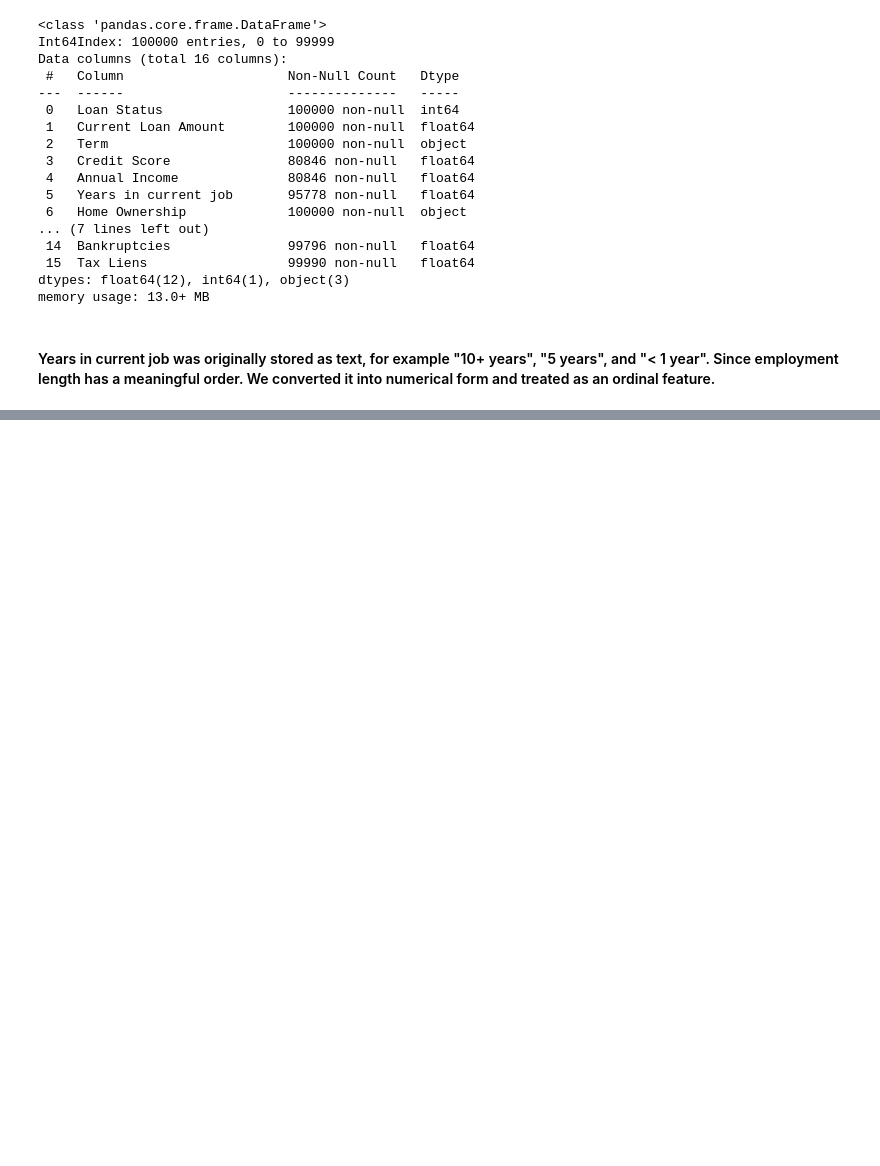
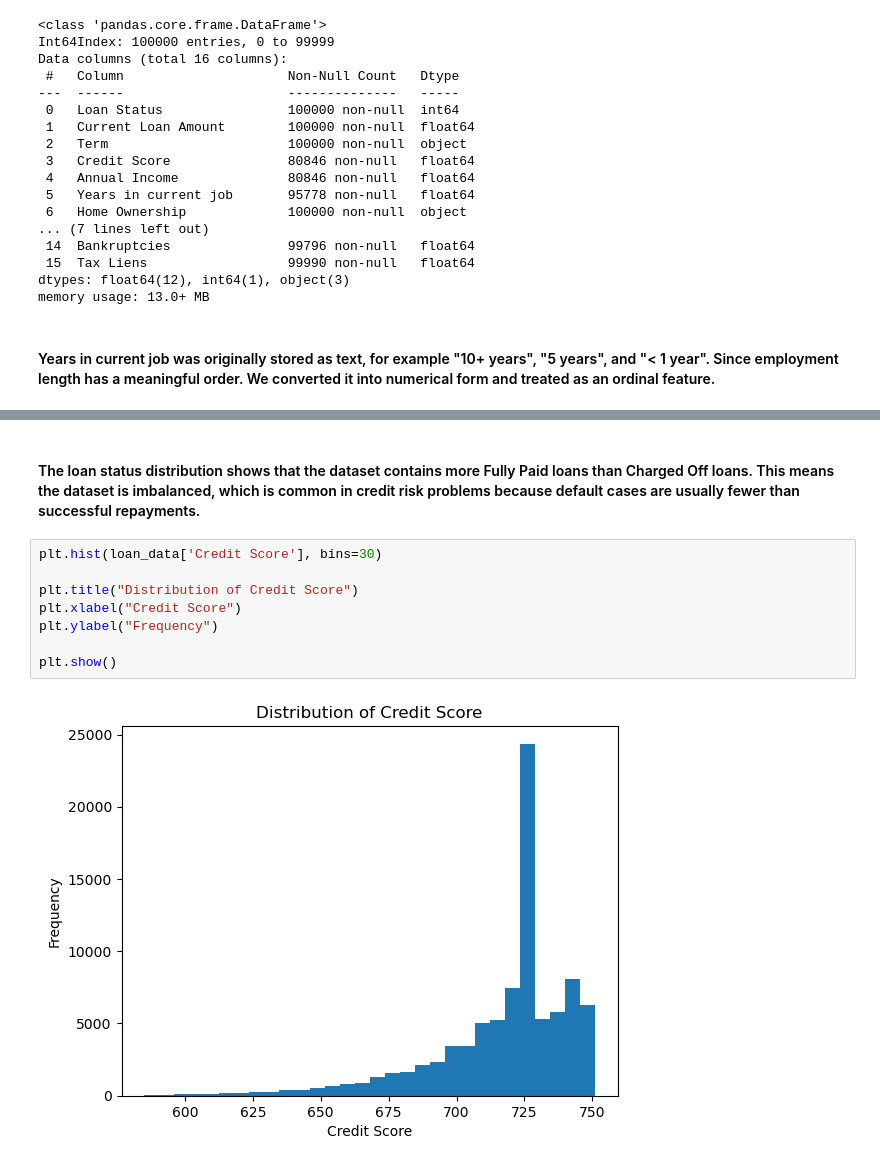
Before and after one commit to PratikG091202/credit-risk-prediction-ml, a Jupyter notebook: credit_risk_analysis.ipynb, the cells around one changed output, grey strips where cells are left out. Drawn from its saved outputs; the diff is of its cells as text; blank space fills up the shorter version.

```diff
--- a/credit_risk_analysis.ipynb
+++ b/credit_risk_analysis.ipynb
@@ -230,0 +378,12 @@ memory usage: 13.0+ MB
+# %% [markdown]
+#### The loan status distribution shows that the dataset contains more Fully Paid loans than Charged Off loans. This means the dataset is imbalanced, which is common in credit risk problems because default cases are usually fewer than successful repayments.
+# %%
+plt.hist(loan_data['Credit Score'], bins=30)
+
+plt.title("Distribution of Credit Score")
+plt.xlabel("Credit Score")
+plt.ylabel("Frequency")
+
+plt.show()
+# %% [output]
+[figure, added]
```
Also changed, not shown: parts of 53 cells of this notebook.
